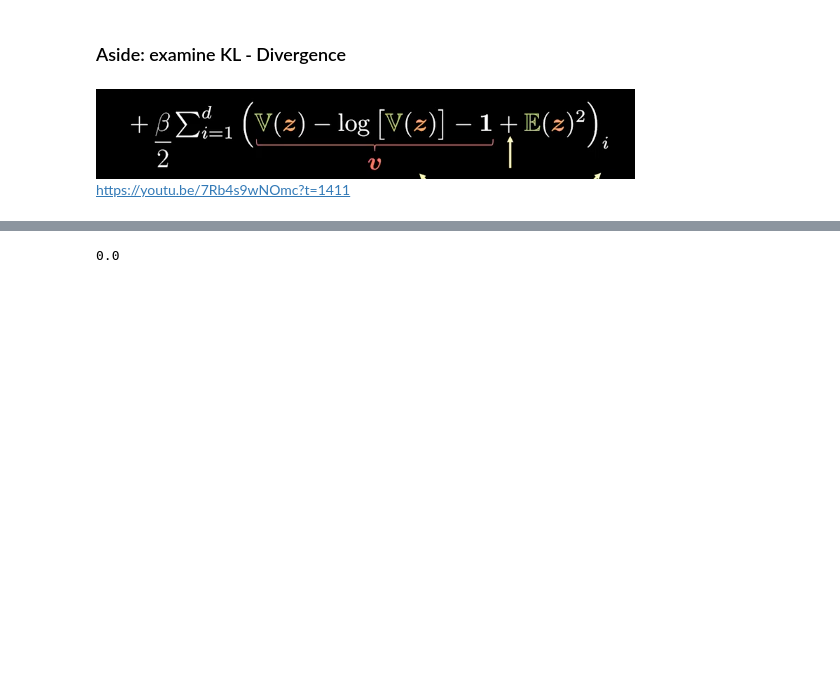
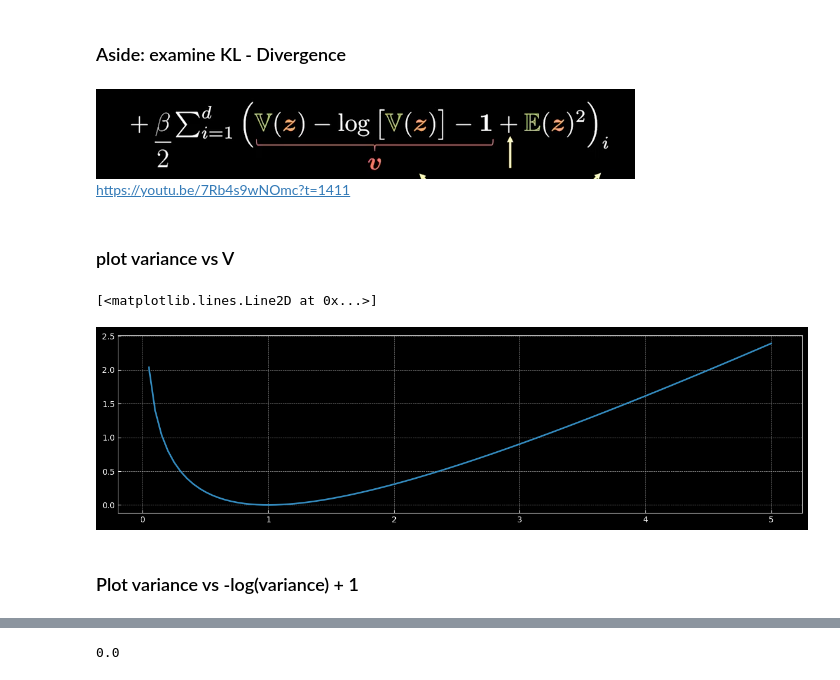
Before and after one commit to Ryanglambert/pytorch-Deep-Learning, a Jupyter notebook: scratch.ipynb, the cells around one changed output, grey strips where cells are left out. Cells and saved outputs as stored; diff of their text form; code cells hidden in the pictures; blank space fills up the shorter version.

```diff
--- a/scratch.ipynb
+++ b/scratch.ipynb
@@ -259,0 +246,11 @@ codes = dic(/mu)
+# %%
+variance = np.linspace(0, 5, 100)
+# %% [markdown]
+### plot variance vs V
+# %%
+plt.plot(variance, (variance - np.log(variance) - 1))
+# %% [output]
+[<matplotlib.lines.Line2D at 0x...>]
+[figure, added]
+# %% [markdown]
+### Plot variance vs -log(variance) + 1
```
Also changed, not shown: parts of 20 cells of this notebook, 2 other files.
